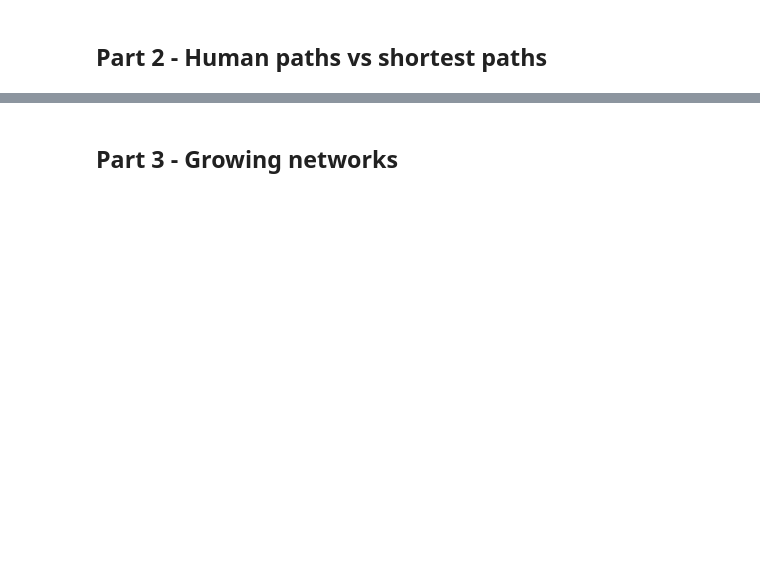
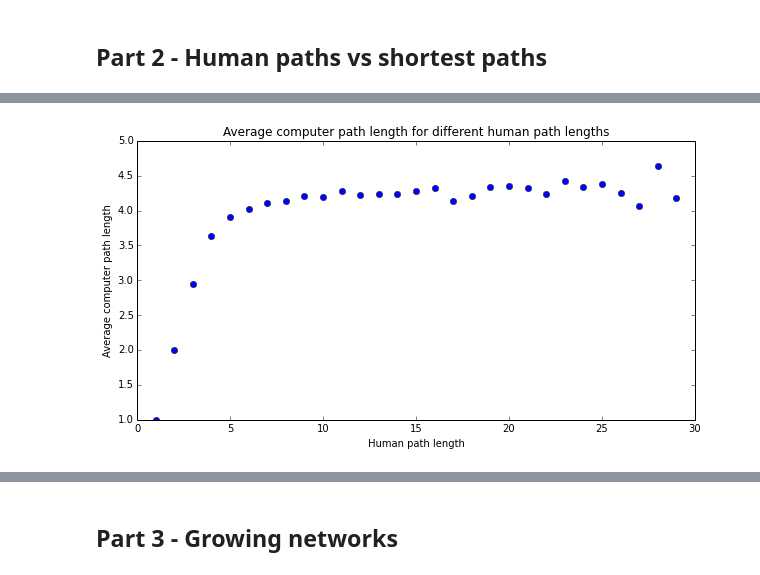
Before and after one commit to alphabits/02806-spring-2014, a Jupyter notebook: assigment-3.ipynb, the cells around one changed output, grey strips where cells are left out. Saved outputs shown, nothing was run; the diff lists cells and outputs as text; code cells hidden in the pictures; blank space fills up the shorter version.

```diff
--- a/assigment-3.ipynb
+++ b/assigment-3.ipynb
@@ -15,0 +118,3 @@ In other words a network component is a part of the graph that is closed from ot
+# %%
+def average_computer_length(human_path_length):
+    return np.mean(map(get(1), filter(lambda ls: ls[0] == human_path_length, filtered_path_lengths)))
@@ -15,0 +123,8 @@ In other words a network component is a part of the graph that is closed from ot
+# %%
+plt.xlabel('Human path length')
+plt.ylabel('Average computer path length')
+plt.title('Average computer path length for different human path lengths')
+plt.gcf().set_size_inches(10, 5)
+_ = plt.plot(range(1, 30), average_computer_lengths, 'o')
+# %% [output]
+[figure, added]
```
Also changed, not shown: parts of 42 cells of this notebook.
